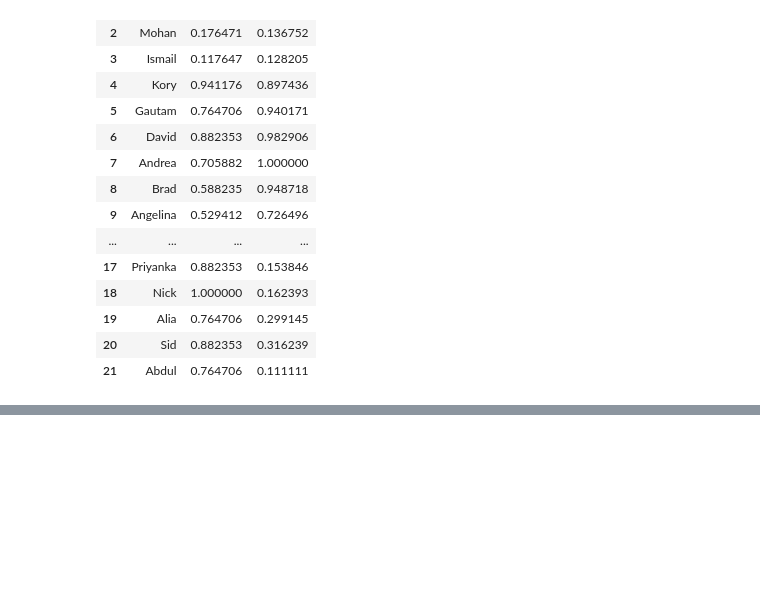
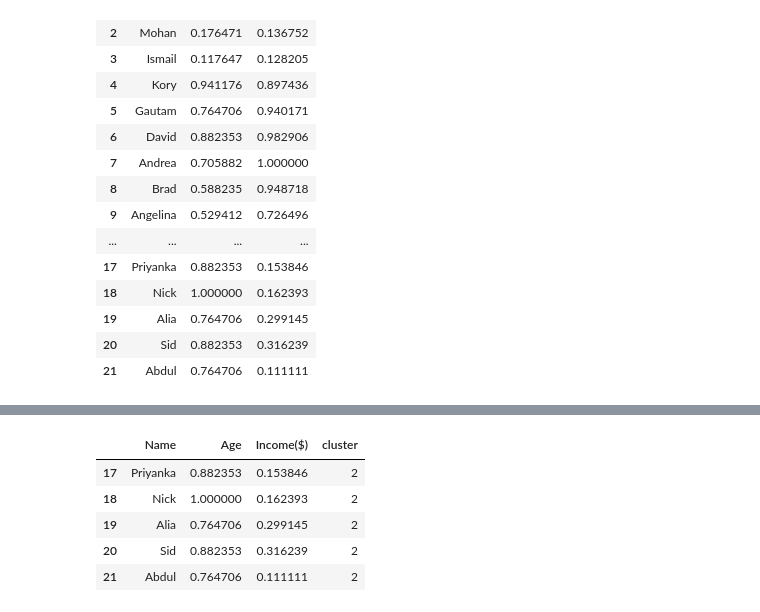
Before and after one commit to Akesh656/Akesh686, a Jupyter notebook: KMeans.ipynb, the cells around one changed output, grey strips where cells are left out. Saved outputs shown, nothing was run; the diff lists cells and outputs as text; code cells hidden in the pictures; blank space fills up the shorter version.

```diff
--- a/KMeans.ipynb
+++ b/KMeans.ipynb
@@ -101,0 +118,9 @@ df['Age'] = scaler.transform(df[['Age']])
+# %%
+df.tail()
+# %% [output]
+|  | Name | Age | Income($) | cluster |
+| 17 | Priyanka | 0.882353 | 0.153846 | 2 |
+| 18 | Nick | 1.000000 | 0.162393 | 2 |
+| 19 | Alia | 0.764706 | 0.299145 | 2 |
+| 20 | Sid | 0.882353 | 0.316239 | 2 |
+| 21 | Abdul | 0.764706 | 0.111111 | 2 |
```
Also changed, not shown: parts of 5 cells of this notebook.
